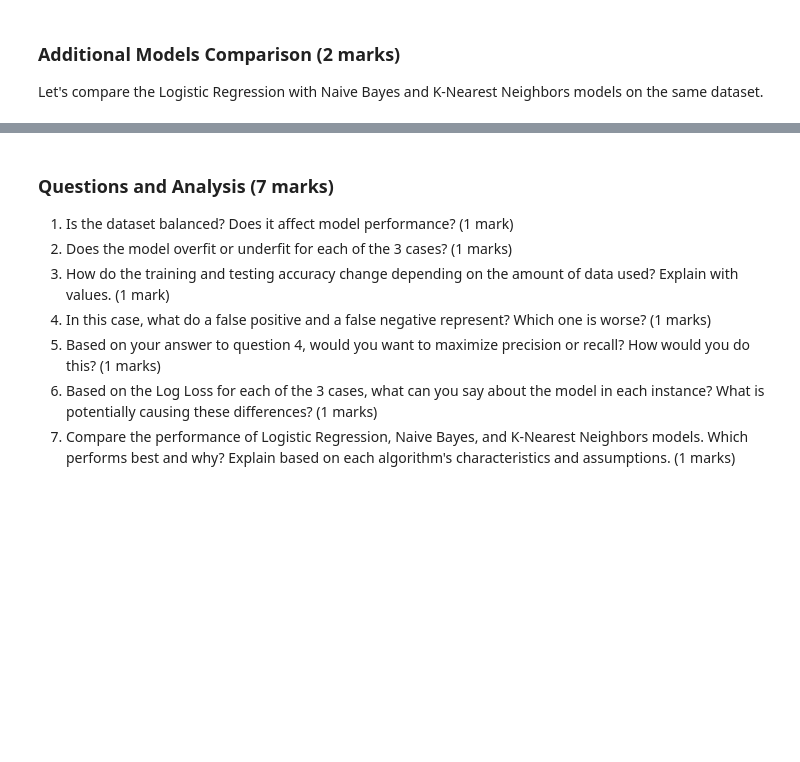
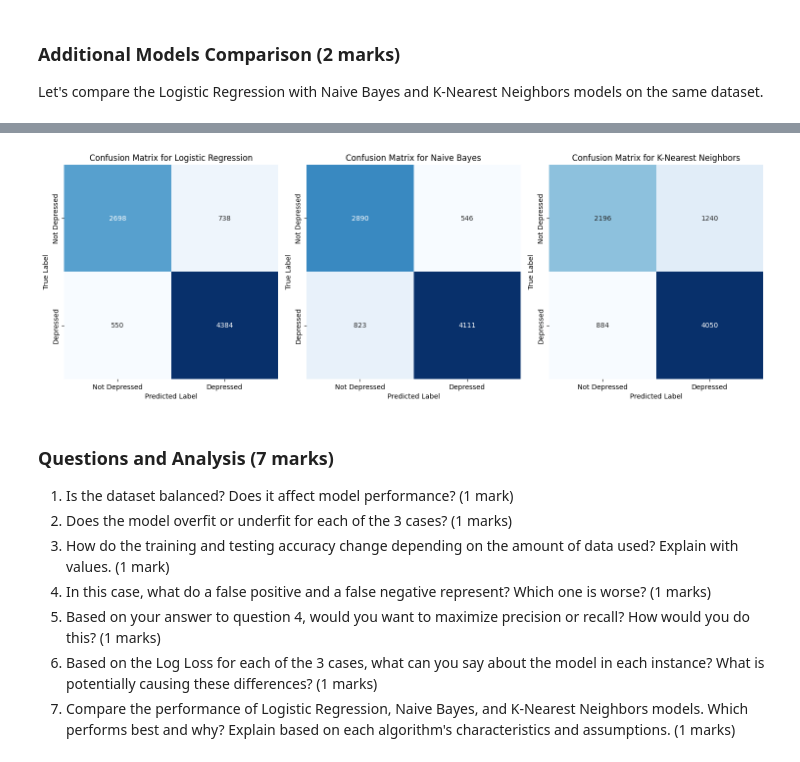
Before and after one commit to QuinnIngram/ENGG680_2025_Fall, a Jupyter notebook: Lab_Assitnment_2/Assignment2_Upload.ipynb, the cells around one changed output, grey strips where cells are left out. Cells and saved outputs as stored; diff of their text form; code cells hidden in the pictures; blank space fills up the shorter version.

```diff
--- a/Lab_Assitnment_2/Assignment2_Upload.ipynb
+++ b/Lab_Assitnment_2/Assignment2_Upload.ipynb
@@ -1055,20 +1180,29 @@ from sklearn.neighbors import KNeighborsClassifier
 # Initialize models (0.5 marks)
 
 models = {
-
+    'Logistic Regression': LogisticRegression(max_iter=2000, random_state=0),
+    'Naive Bayes': GaussianNB(),
+    'K-Nearest Neighbors': KNeighborsClassifier()
 }
 
 # Train and evaluate each model using the full dataset (0.5 marks)
 model_results = {}
 
+# Split the full dataset for this comparison
+X_train_full, X_test_full, y_train_full, y_test_full = train_test_split(X, y, test_size=0.3, random_state=0)
+
+print("\n--- Model Comparison ---")
 for name, model_instance in models.items():
+    print(f"\nTraining {name}...")
     # Train the model
-
+    model_instance.fit(X_train_full, y_train_full)
 
     # Make predictions
-
+    y_pred = model_instance.predict(X_test_full)
 
     # Calculate accuracy
-
+    accuracy = accuracy_score(y_test_full, y_pred)
 
     # Print results
+    print(f"{name} Test Accuracy: {accuracy:.4f}")
+    model_results[name] = {'accuracy': accuracy, 'y_pred': y_pred}
@@ -1085,3 +1220,30 @@ plt.show()
+# %%
+# Visualize confusion matrices for all models
+from sklearn.metrics import confusion_matrix
+import matplotlib.pyplot as plt
+import seaborn as sns
+
+plt.figure(figsize=(15, 5))
+
+for i, (name, metrics) in enumerate(model_results.items()):
+    plt.subplot(1, len(model_results), i + 1)
+    conf_mat = confusion_matrix(y_test_full, metrics['y_pred'])
+    sns.heatmap(conf_mat,
+                xticklabels=['Not Depressed', 'Depressed'],
+                yticklabels=['Not Depressed', 'Depressed'],
+                square=True,
+                annot=True,
+                cbar=False,
+                fmt='d',
+                cmap='Blues')
+    plt.xlabel('Predicted Label')
+    plt.ylabel('True Label')
+    plt.title(f'Confusion Matrix for {name}')
+
+plt.tight_layout()
+plt.show()
+# %% [output]
+[figure, added]
 # %% [markdown]
 ### Questions and Analysis (7 marks)
 
```
Also changed, not shown: parts of 13 cells of this notebook.
